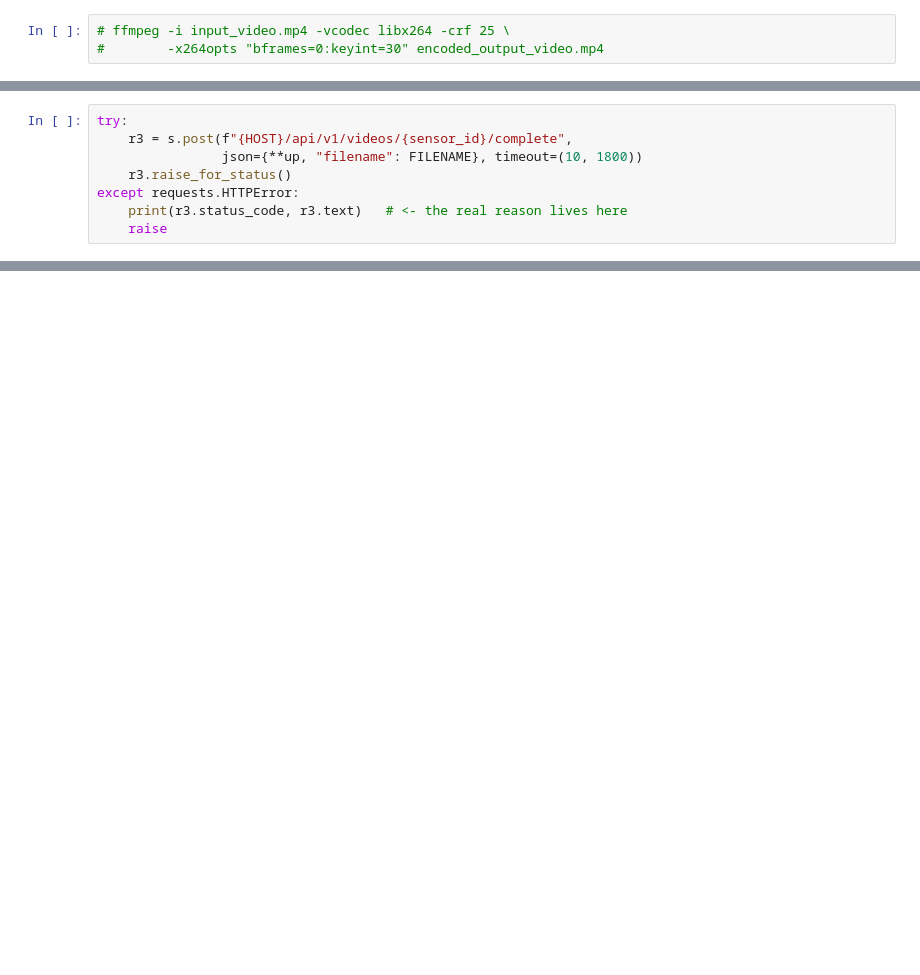
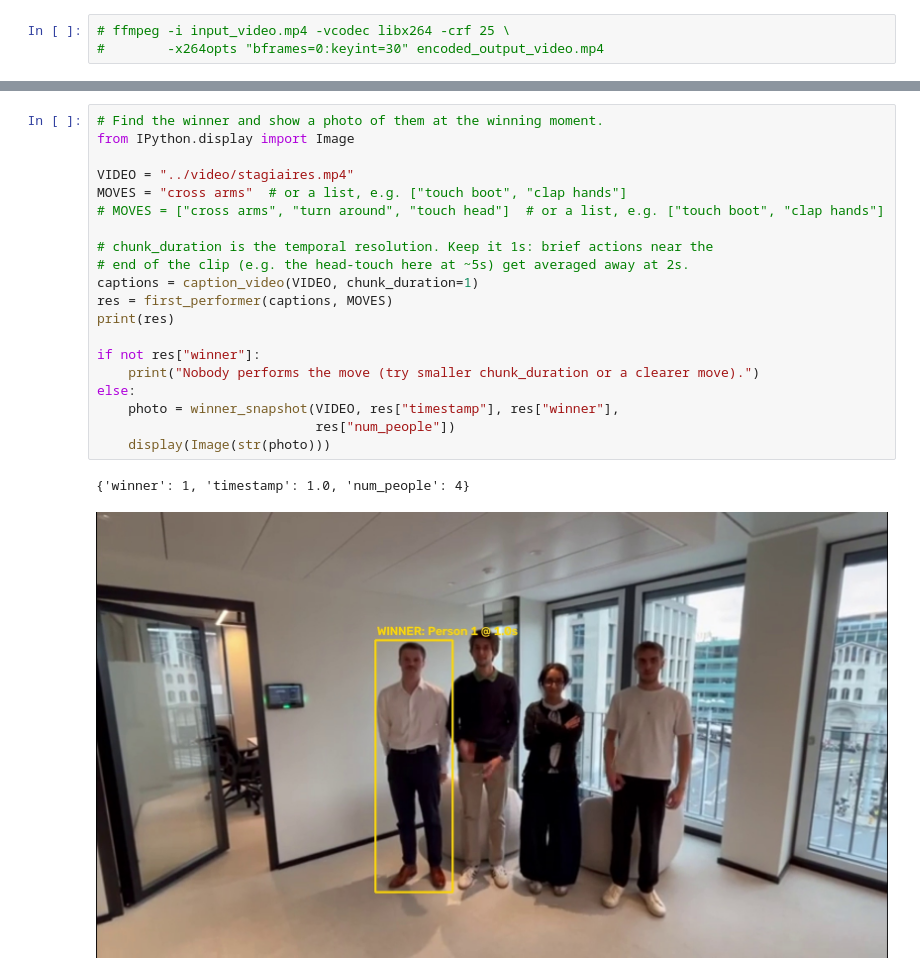
Before and after one commit to Swiss-ai-Weeks/visual-inspector, a Jupyter notebook: test.ipynb, the cells around one changed output, grey strips where cells are left out. Drawn from its saved outputs; the diff is of its cells as text; blank space fills up the shorter version.

```diff
--- a/test.ipynb
+++ b/test.ipynb
@@ -268,8 +35,0 @@ sensor_id
-# %%
-try:
-    r3 = s.post(f"{HOST}/api/v1/videos/{sensor_id}/complete",
-                json={**up, "filename": FILENAME}, timeout=(10, 1800))
-    r3.raise_for_status()
-except requests.HTTPError:
-    print(r3.status_code, r3.text)   # <- the real reason lives here
-    raise
@@ -421,0 +428,23 @@ KeyboardInterrupt:
+# %%
+# Find the winner and show a photo of them at the winning moment.
+from IPython.display import Image
+
+VIDEO = "../video/stagiaires.mp4"
+MOVES = "cross arms"  # or a list, e.g. ["touch boot", "clap hands"]
+# MOVES = ["cross arms", "turn around", "touch head"]  # or a list, e.g. ["touch boot", "clap hands"]
+
+# chunk_duration is the temporal resolution. Keep it 1s: brief actions near the
+# end of the clip (e.g. the head-touch here at ~5s) get averaged away at 2s.
+captions = caption_video(VIDEO, chunk_duration=1)
+res = first_performer(captions, MOVES)
+print(res)
+
+if not res["winner"]:
+    print("Nobody performs the move (try smaller chunk_duration or a clearer move).")
+else:
+    photo = winner_snapshot(VIDEO, res["timestamp"], res["winner"],
+                            res["num_people"])
+    display(Image(str(photo)))
+# %% [output]
+{'winner': 1, 'timestamp': 1.0, 'num_people': 4}
+[figure, added]
```
Also changed, not shown: parts of 26 cells of this notebook, 9 other files.
